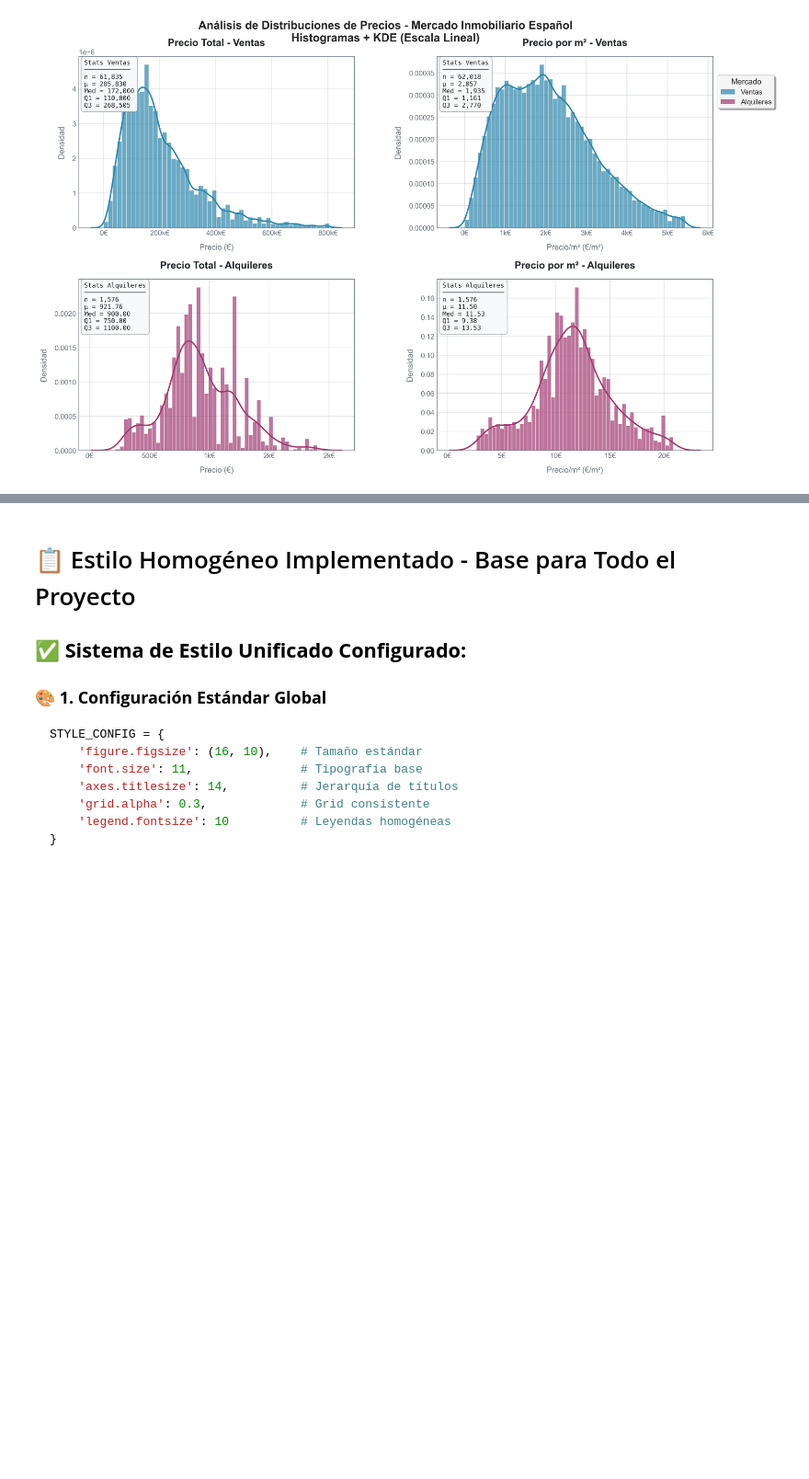
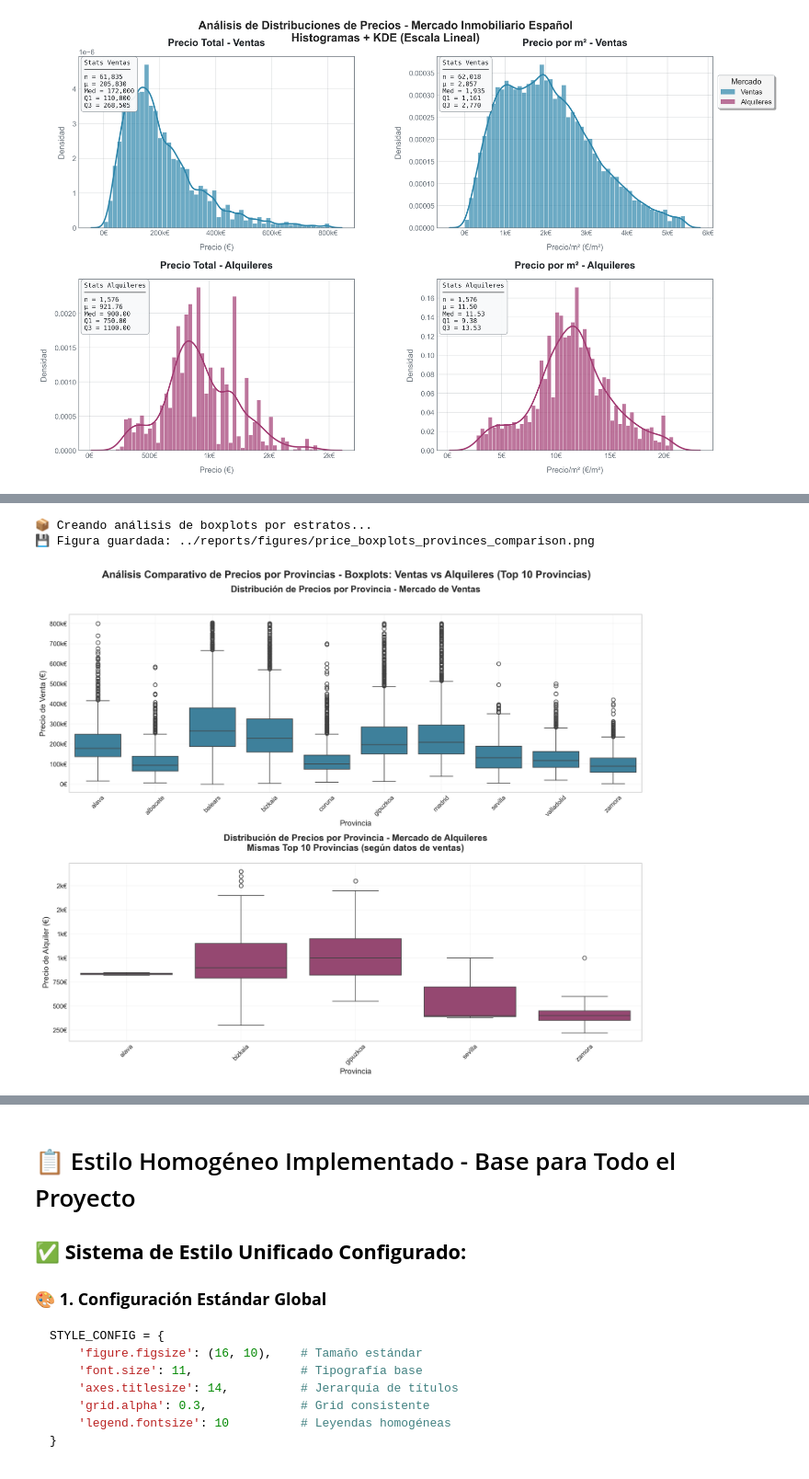
Before and after one commit to LuisMiguelPlasencia/TFM-Proyect, a Jupyter notebook: notebooks/05_visualization_analysis.ipynb, the cells around one changed output, grey strips where cells are left out. Shown at 92% size. Cells and saved outputs as stored; diff of their text form; code cells hidden in the pictures; blank space fills up the shorter version.

```diff
--- a/notebooks/05_visualization_analysis.ipynb
+++ b/notebooks/05_visualization_analysis.ipynb
@@ -813,3 +709,80 @@ fig_boxplots = create_price_boxplots_analysis()
+# %%
+# ===== 3.2 ANÁLISIS POR ESTRATOS: BOXPLOTS PROFESIONALES =====
+
+def create_price_boxplots_analysis():
+    """
+    Crea boxplots profesionales por provincias (top 10) separando ventas y alquileres.
+    """
+
+    # Configurar figura con layout vertical
+    fig = plt.figure(figsize=(16, 12))
+    gs = GridSpec(2, 1, figure=fig, hspace=0.4)
+
+    # Determinar top 10 provincias basado en ventas (mayor volumen)
+    sales_clean = sales_df.dropna(subset=['province', 'price'])
+    top_provinces = sales_clean['province'].value_counts().head(10).index.tolist()
+
+    # 1. Boxplot Ventas - Top 10 provincias
+    ax1 = fig.add_subplot(gs[0, 0])
+
+    df_sales_top = sales_clean[sales_clean['province'].isin(top_provinces)].reset_index(drop=True)
+
+    sns.boxplot(data=df_sales_top, x='province', y='price', ax=ax1,
+                color=PALETTES['markets'][0])
+
+    ax1.set_title('Distribución de Precios por Provincia - Mercado de Ventas\n'
+                 ,fontsize=14, fontweight='bold', pad=20)
+    ax1.set_xlabel('Provincia', fontsize=12)
+    ax1.set_ylabel('Precio de Venta (€)', fontsize=12)
+    ax1.tick_params(axis='x', rotation=45)
+    format_currency_axis(ax1, 'y')
+
+    # 2. Boxplot Alquileres - Mismas 10 provincias
+    ax2 = fig.add_subplot(gs[1, 0])
+
+    rental_clean = rental_df.dropna(subset=['province', 'price'])
+    df_rental_top = rental_clean[rental_clean['province'].isin(top_provinces)].reset_index(drop=True)
+
+    # Solo mostrar si hay datos de alquileres para estas provincias
+    if len(df_rental_top) > 0:
+        sns.boxplot(data=df_rental_top, x='province', y='price', ax=ax2,
+                    color=PALETTES['markets'][1])
+
+        ax2.set_title('Distribución de Precios por Provincia - Mercado de Alquileres\n'
+                     'Mismas Top 10 Provincias (según datos de ventas)',
+                     fontsize=14, fontweight='bold', pad=20)
+        ax2.set_xlabel('Provincia', fontsize=12)
+        ax2.set_ylabel('Precio de Alquiler (€)', fontsize=12)
+        ax2.tick_params(axis='x', rotation=45)
+        format_currency_axis(ax2, 'y')
+    else:
+        ax2.text(0.5, 0.5, 'Sin datos suficientes de alquileres\n para estas provincias',
+                ha='center', va='center', transform=ax2.transAxes, fontsize=12)
+        ax2.set_title('Distribución de Precios por Provincia - Mercado de Alquileres',
+                     fontsize=14, fontweight='bold', pad=20)
+
+    # Configurar grid para ambos subplots
+    for ax in [ax1, ax2]:
+        ax.grid(True, alpha=0.3, linestyle='-', linewidth=0.5)
+        ax.set_axisbelow(True)
+
+    # Título general
+    fig.suptitle('Análisis Comparativo de Precios por Provincias - '
+                'Boxplots: Ventas vs Alquileres (Top 10 Provincias)',
+                fontsize=16, fontweight='bold', y=0.96)
+
+    # Guardar figura
+    save_professional_figure(fig, 'price_boxplots_provinces_comparison')
+
+    return fig
+
+# Crear visualización
+print("📦 Creando análisis de boxplots por estratos...")
+fig_boxplots = create_price_boxplots_analysis()
+# %% [output]
+📦 Creando análisis de boxplots por estratos...
+💾 Figura guardada: ../reports/figures/price_boxplots_provinces_comparison.png
+[figure, added]
 # %%
 # ===== 1.3 VIOLIN PLOTS POR TRAMOS DE SUPERFICIE =====
 
```
Also changed, not shown: parts of 3 cells of this notebook, 2 other files.
